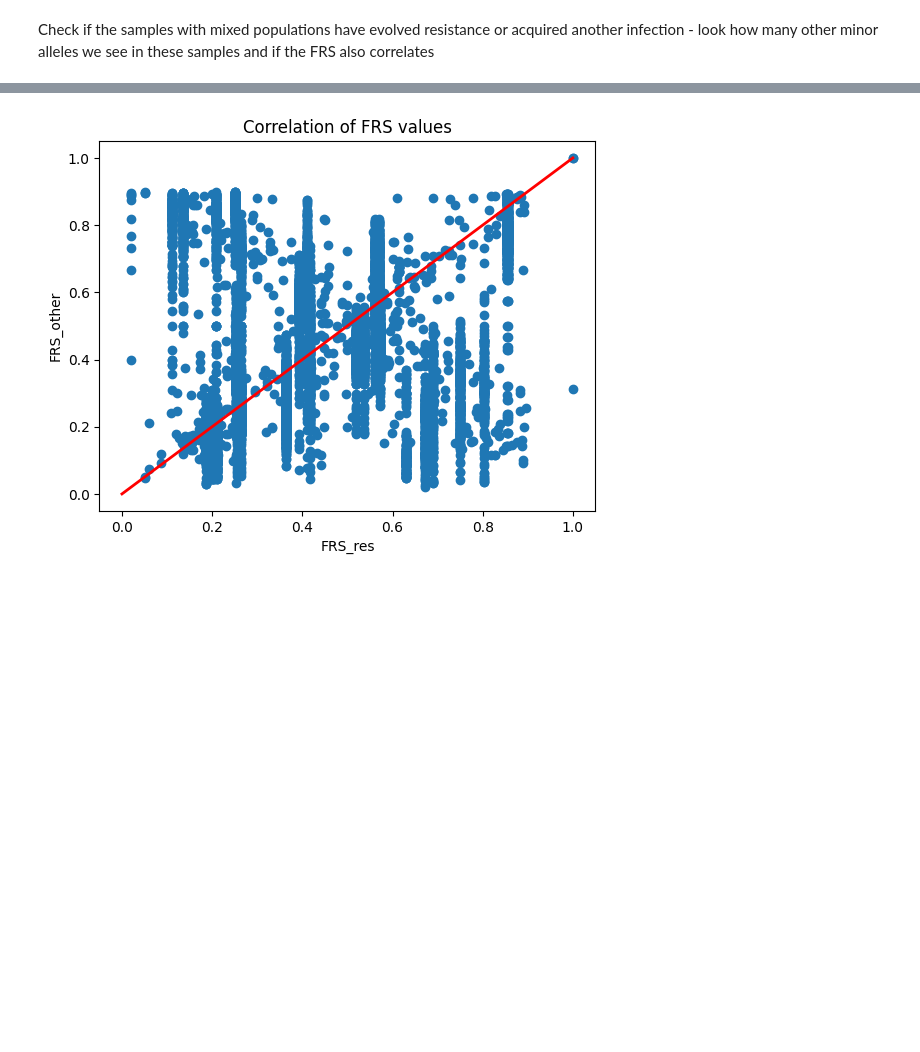
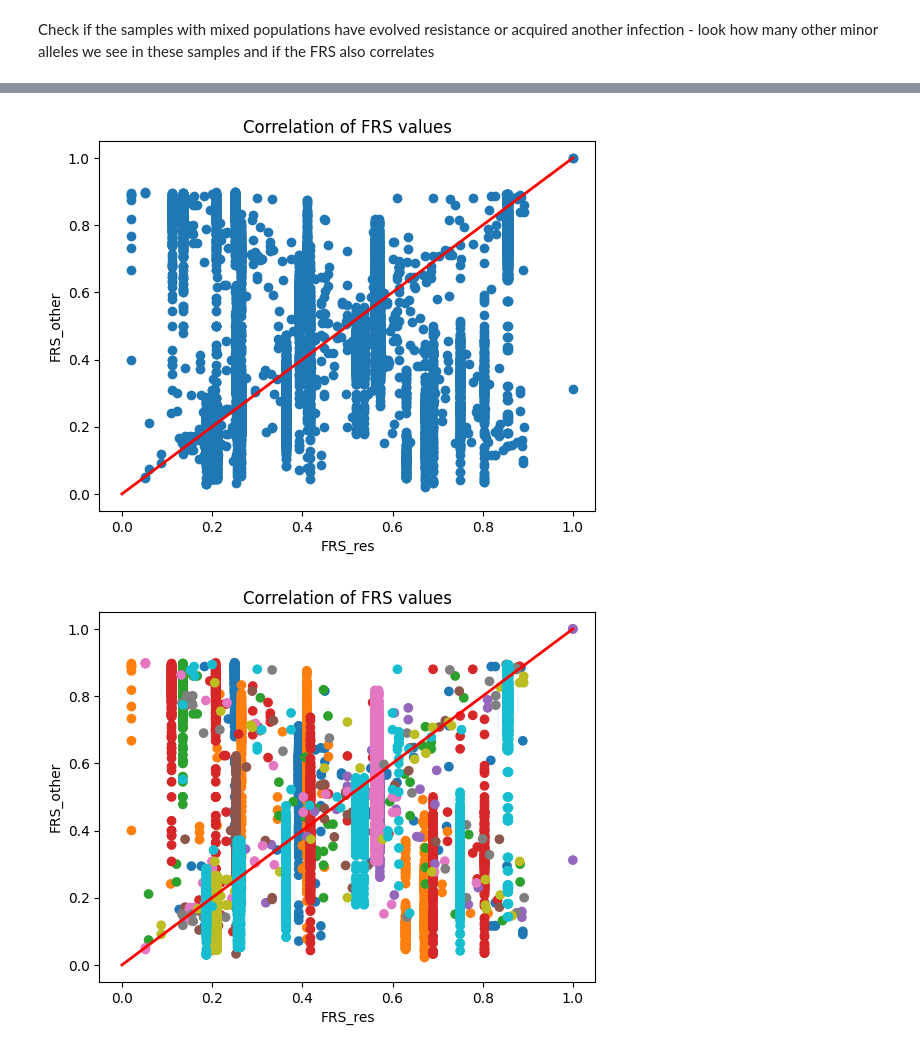
Before and after one commit to fowler-lab/tb-rnap-subpopulations, a Jupyter notebook: Reproduce_Figures.ipynb, the cells around one changed output, grey strips where cells are left out. Cells and saved outputs as stored; diff of their text form; code cells hidden in the pictures; blank space fills up the shorter version.

```diff
--- a/Reproduce_Figures.ipynb
+++ b/Reproduce_Figures.ipynb
@@ -678,4 +681,5 @@ Name: count, dtype: int64
 # %% [markdown]
 Check if the samples with mixed populations have evolved resistance or acquired another infection - look how many other minor alleles we see in these samples and if the FRS also correlates
 # %%
-res_minor_uniqueids = mutations_agg[mutations_agg['R_MINOR_ALLELE']].UNIQUEID
+res_minor_uniqueids = mutations_agg[(mutations_agg['R_MINOR_ALLELE']) & (~mutations_agg['R_MAJOR_ALLELE'])].UNIQUEID
+len(res_minor_uniqueids)
@@ -739,21 +713,41 @@ df_joined
 # %%
-#compare the FRX_x and FRS_y columns to see if the FRS values are roughly the same
+#compare the FRS_x and FRS_y columns to see if the FRS values are roughly the same
 df_joined['FRS_res'] = df_joined['FRS_res'].astype(float)
 df_joined['FRS_other'] = df_joined['FRS_other'].astype(float)
 
 df_joined['FRS_res'].corr(df_joined['FRS_other'])
 
 #plot the FRS values for the samples with a minor allele and a compensatory mutation
 plt.scatter(df_joined['FRS_res'], df_joined['FRS_other'])
 #add a line through (1,1) to (0,0) to indicate a perfect correlation
 plt.plot([0, 1], [0, 1], color='red', lw=2)
 plt.xlabel('FRS_res')
 plt.ylabel('FRS_other')
 plt.title('Correlation of FRS values')
 
 plt.show()
+
+#can I plot thbis but colour the points by UNIQUEID
+# Create a color map for unique values in UNIQUEID
+unique_ids = df_joined['UNIQUEID'].unique()
+colors = plt.cm.get_cmap('tab10', len(unique_ids))
+
+# Create a dictionary mapping UNIQUEID to a color
+color_dict = {unique_id: colors(i) for i, unique_id in enumerate(unique_ids)}
+
+# Map the UNIQUEID values to colors
+mapped_colors = df_joined['UNIQUEID'].map(color_dict)
+
+plt.scatter(df_joined['FRS_res'], df_joined['FRS_other'], c=mapped_colors)
+plt.plot([0, 1], [0, 1], color='red', lw=2)
+plt.xlabel('FRS_res')
+plt.ylabel('FRS_other')
+plt.title('Correlation of FRS values')
+
+plt.show()
 # %% [output]
-[figure, old version]
+[figure, new version]
+[figure, added]
 # %%
 #Check how Pearson correlation changes if we remove minor resistant mutations from the same sample and only keep the higher FRS value
 df_joined_max = df_joined.groupby('UNIQUEID').agg({'FRS_res':'max', 'FRS_other':'max'}).reset_index()
```
Also changed, not shown: parts of 27 cells of this notebook.
